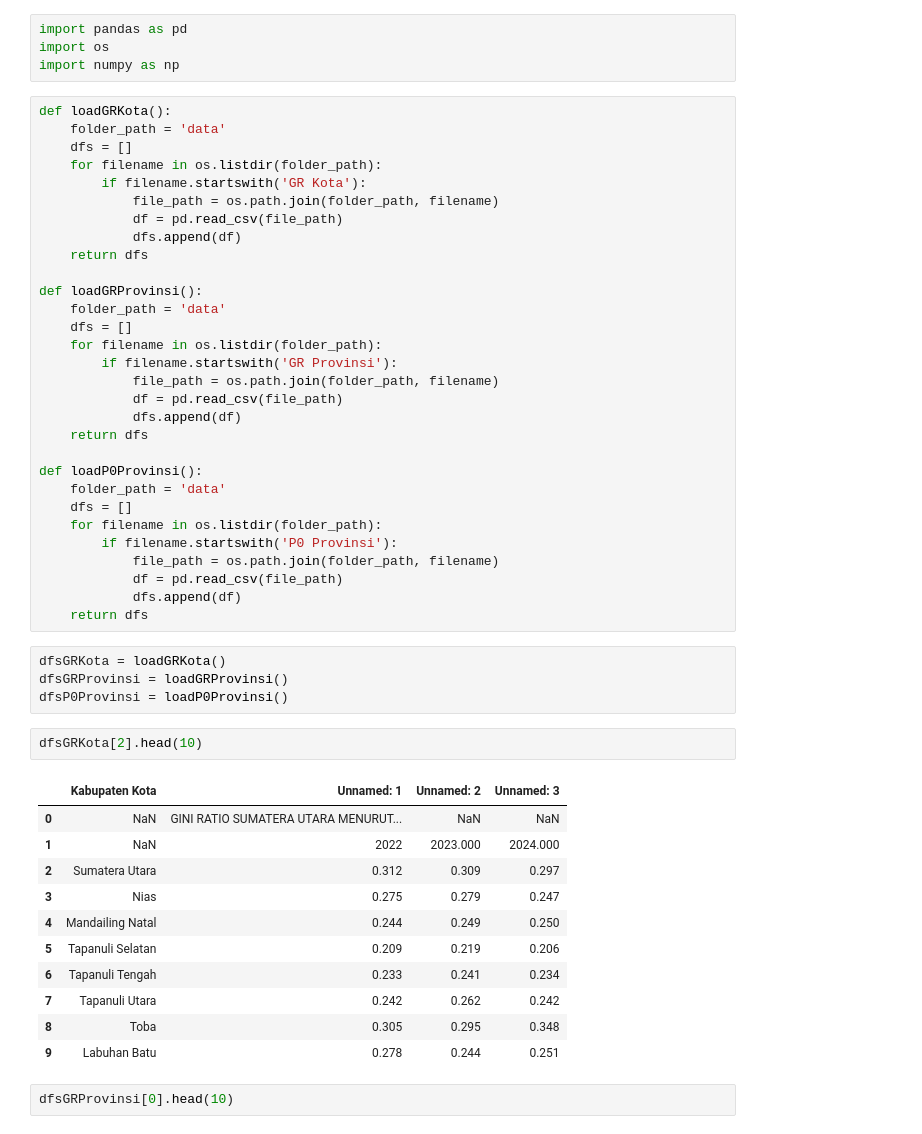
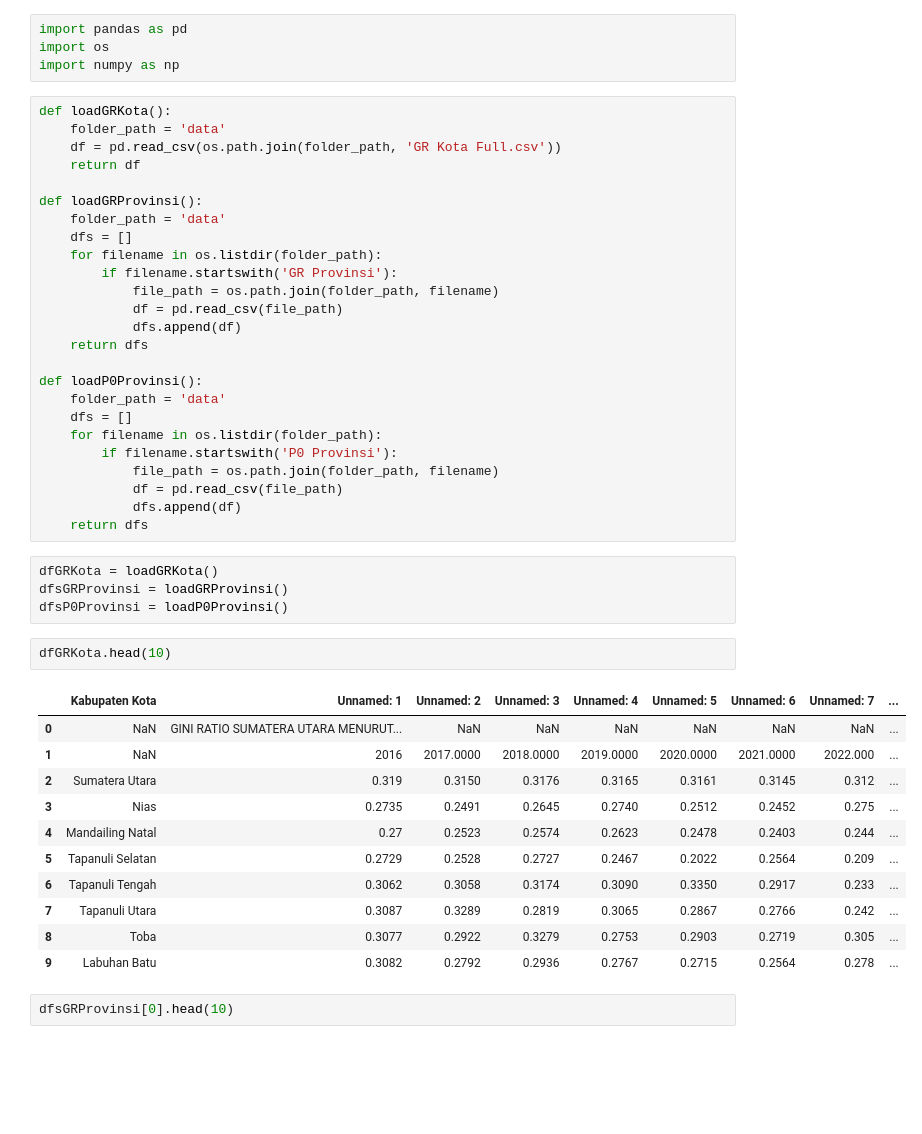
Before and after one commit to GitAJov/SDG10Regression, a Jupyter notebook: Regression.ipynb, the cells around one changed output. Cells and saved outputs as stored; diff of their text form; blank space fills up the shorter version.

```diff
--- a/Regression.ipynb
+++ b/Regression.ipynb
@@ -5,13 +5,8 @@ import numpy as np
 # %%
 def loadGRKota():
     folder_path = 'data'
-    dfs = []
-    for filename in os.listdir(folder_path):
-        if filename.startswith('GR Kota'):
-            file_path = os.path.join(folder_path, filename)
-            df = pd.read_csv(file_path)
-            dfs.append(df)
-    return dfs
+    df = pd.read_csv(os.path.join(folder_path, 'GR Kota Full.csv'))
+    return df
 
 def loadGRProvinsi():
     folder_path = 'data'
@@ -33,23 +28,23 @@ def loadP0Provinsi():
             dfs.append(df)
     return dfs
 # %%
-dfsGRKota = loadGRKota()
+dfGRKota = loadGRKota()
 dfsGRProvinsi = loadGRProvinsi()
 dfsP0Provinsi = loadP0Provinsi()
 # %%
-dfsGRKota[2].head(10)
+dfGRKota.head(10)
 # %% [output]
-|  | Kabupaten Kota | Unnamed: 1 | Unnamed: 2 | Unnamed: 3 |
-| 0 | NaN | GINI RATIO SUMATERA UTARA MENURUT... | NaN | NaN |
-| 1 | NaN | 2022 | 2023.000 | 2024.000 |
-| 2 | Sumatera Utara | 0.312 | 0.309 | 0.297 |
-| 3 | Nias | 0.275 | 0.279 | 0.247 |
-| 4 | Mandailing Natal | 0.244 | 0.249 | 0.250 |
-| 5 | Tapanuli Selatan | 0.209 | 0.219 | 0.206 |
-| 6 | Tapanuli Tengah | 0.233 | 0.241 | 0.234 |
-| 7 | Tapanuli Utara | 0.242 | 0.262 | 0.242 |
-| 8 | Toba | 0.305 | 0.295 | 0.348 |
-| 9 | Labuhan Batu | 0.278 | 0.244 | 0.251 |
+|  | Kabupaten Kota | Unnamed: 1 | Unnamed: 2 | Unnamed: 3 | Unnamed: 4 | Unnamed: 5 | Unnamed: 6 | Unnamed: 7 | ... |
+| 0 | NaN | GINI RATIO SUMATERA UTARA MENURUT... | NaN | NaN | NaN | NaN | NaN | NaN | ... |
+| 1 | NaN | 2016 | 2017.0000 | 2018.0000 | 2019.0000 | 2020.0000 | 2021.0000 | 2022.000 | ... |
+| 2 | Sumatera Utara | 0.319 | 0.3150 | 0.3176 | 0.3165 | 0.3161 | 0.3145 | 0.312 | ... |
+| 3 | Nias | 0.2735 | 0.2491 | 0.2645 | 0.2740 | 0.2512 | 0.2452 | 0.275 | ... |
+| 4 | Mandailing Natal | 0.27 | 0.2523 | 0.2574 | 0.2623 | 0.2478 | 0.2403 | 0.244 | ... |
+| 5 | Tapanuli Selatan | 0.2729 | 0.2528 | 0.2727 | 0.2467 | 0.2022 | 0.2564 | 0.209 | ... |
+| 6 | Tapanuli Tengah | 0.3062 | 0.3058 | 0.3174 | 0.3090 | 0.3350 | 0.2917 | 0.233 | ... |
+| 7 | Tapanuli Utara | 0.3087 | 0.3289 | 0.2819 | 0.3065 | 0.2867 | 0.2766 | 0.242 | ... |
+| 8 | Toba | 0.3077 | 0.2922 | 0.3279 | 0.2753 | 0.2903 | 0.2719 | 0.305 | ... |
+| 9 | Labuhan Batu | 0.3082 | 0.2792 | 0.2936 | 0.2767 | 0.2715 | 0.2564 | 0.278 | ... |
 # %%
 dfsGRProvinsi[0].head(10)
 # %% [output]
```
Also changed, not shown: parts of 68 cells of this notebook, 6 other files.
